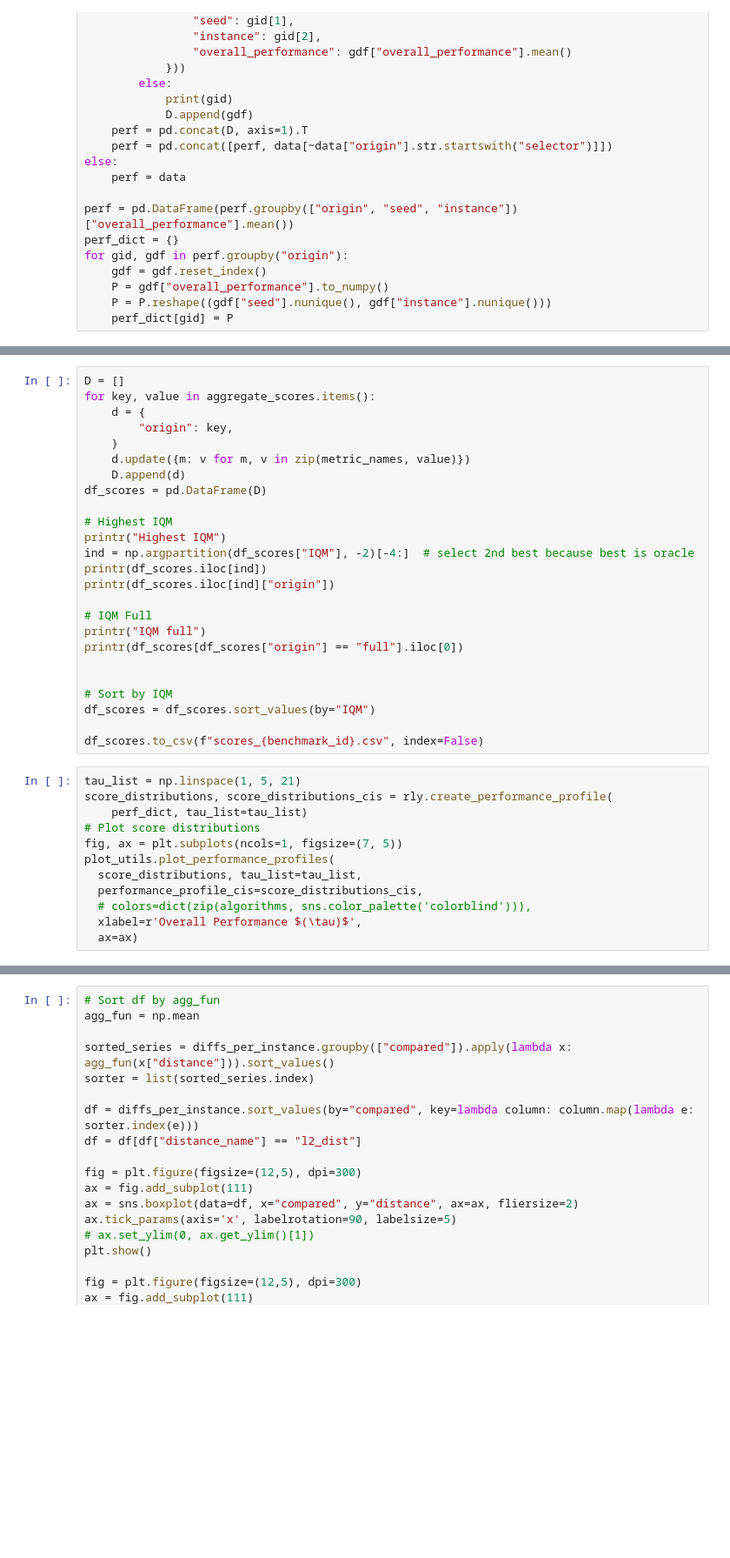
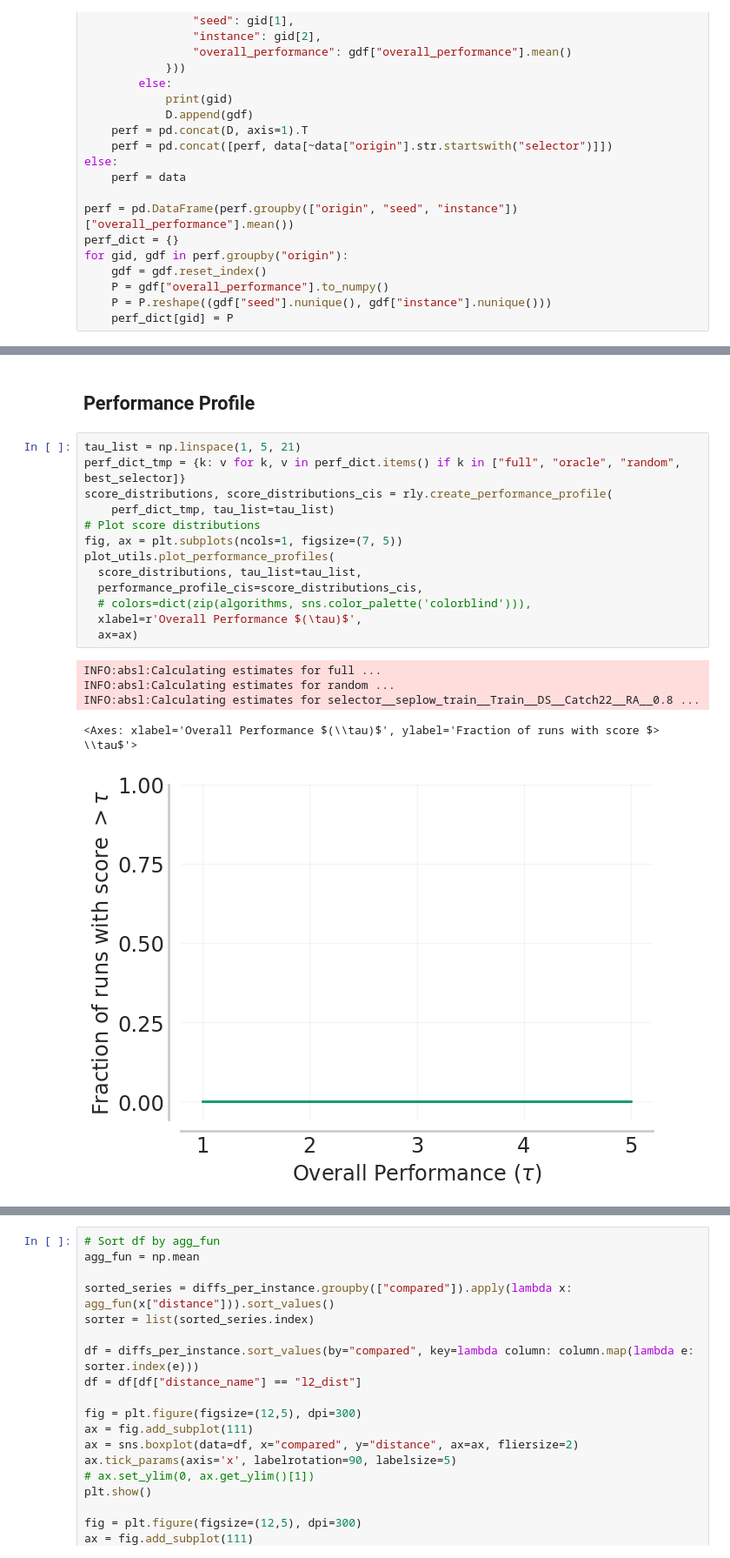
Before and after one commit to automl/instance-dac, a Jupyter notebook: analysis/oracle_distance.ipynb, the cells around one changed output, grey strips where cells are left out. Shown at 87% size. Saved outputs shown, nothing was run; the diff lists cells and outputs as text; blank space fills up the shorter version.

```diff
--- a/analysis/oracle_distance.ipynb
+++ b/analysis/oracle_distance.ipynb
@@ -419,37 +562,21 @@ fig.savefig(f"plot_{benchmark_id}.pdf", dpi=300, bbox_inches="tight")
-# %%
-D = []
-for key, value in aggregate_scores.items():
-    d = {
-        "origin": key,
-    }
-    d.update({m: v for m, v in zip(metric_names, value)})
-    D.append(d)
-df_scores = pd.DataFrame(D)
-
-# Highest IQM
-printr("Highest IQM")
-ind = np.argpartition(df_scores["IQM"], -2)[-4:]  # select 2nd best because best is oracle
-printr(df_scores.iloc[ind])
-printr(df_scores.iloc[ind]["origin"])
-
-# IQM Full
-printr("IQM full")
-printr(df_scores[df_scores["origin"] == "full"].iloc[0])
-
-
-# Sort by IQM
-df_scores = df_scores.sort_values(by="IQM")
-
-df_scores.to_csv(f"scores_{benchmark_id}.csv", index=False)
+# %% [markdown]
+## Performance Profile
 # %%
 tau_list = np.linspace(1, 5, 21)
+perf_dict_tmp = {k: v for k, v in perf_dict.items() if k in ["full", "oracle", "random", best_selector]}
 score_distributions, score_distributions_cis = rly.create_performance_profile(
-    perf_dict, tau_list=tau_list)
+    perf_dict_tmp, tau_list=tau_list)
 # Plot score distributions
 fig, ax = plt.subplots(ncols=1, figsize=(7, 5))
 plot_utils.plot_performance_profiles(
   score_distributions, tau_list=tau_list,
   performance_profile_cis=score_distributions_cis,
   # colors=dict(zip(algorithms, sns.color_palette('colorblind'))),
   xlabel=r'Overall Performance $(\tau)$',
   ax=ax)
+# %% [output]
+INFO:absl:Calculating estimates for full ...
+INFO:absl:Calculating estimates for random ...
+INFO:absl:Calculating estimates for selector__seplow_train__Train__DS__Catch22__RA__0.8 ...
+<Axes: xlabel='Overall Performance $(\\tau)$', ylabel='Fraction of runs with score $> \\tau$'>
+[figure, added]
```
Also changed, not shown: parts of 23 cells of this notebook, 6 other files.
